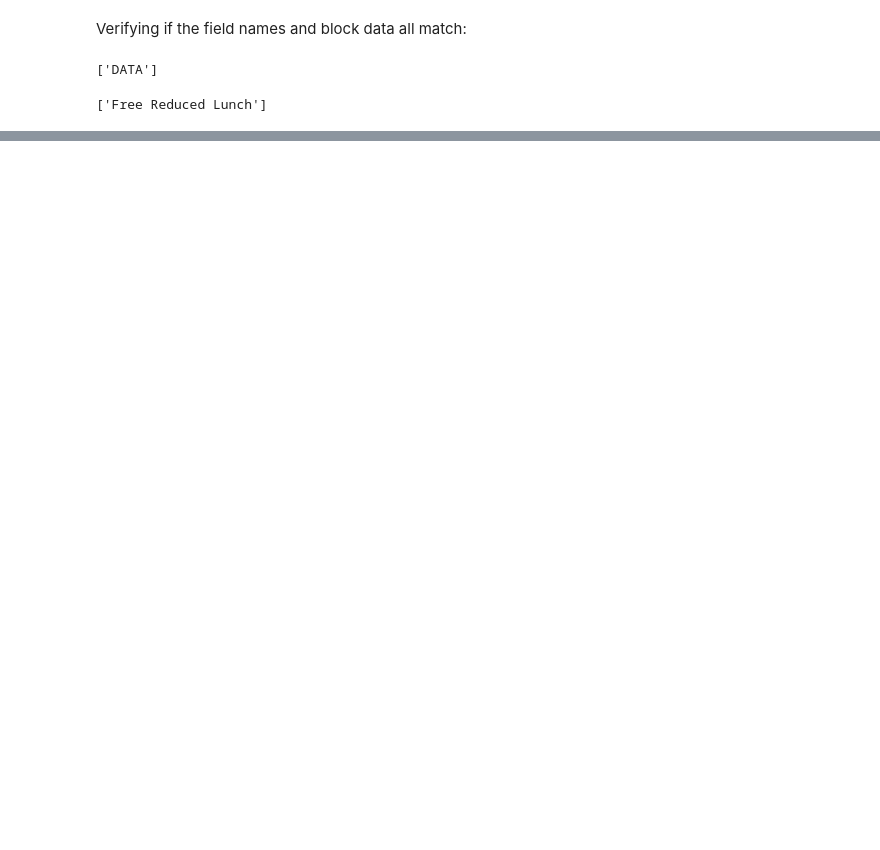
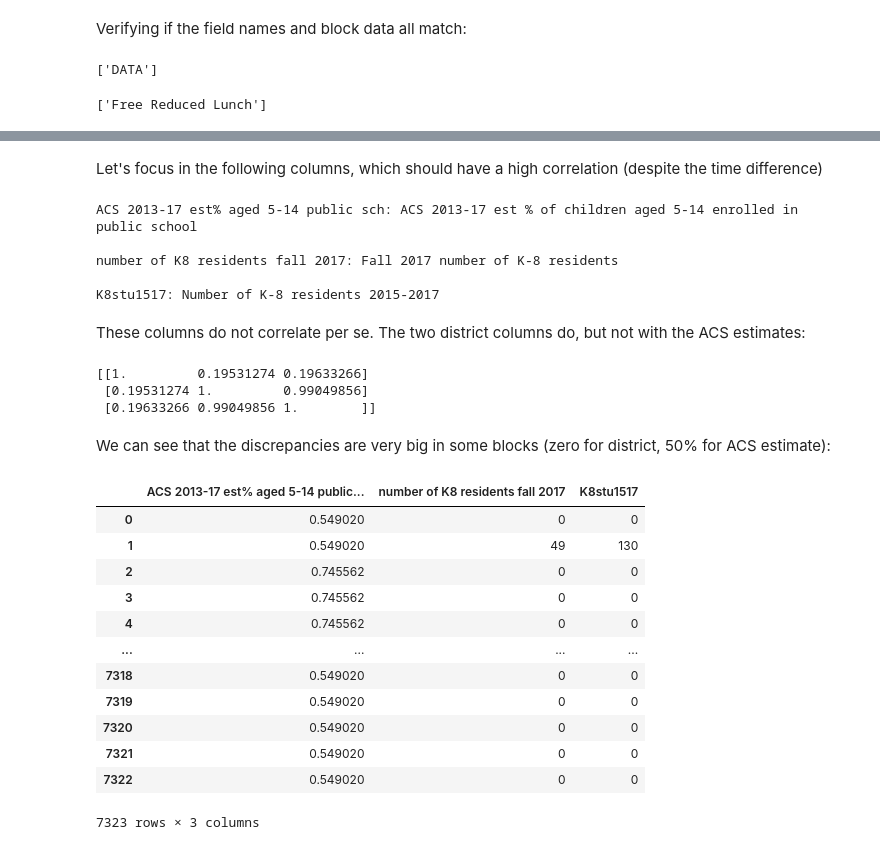
Before and after one commit to 18rberry/Operationalizing-Equity-Tiebreaker-in-SF, a Jupyter notebook: notebooks/20210624-gsa-block_eda.ipynb, the cells around one changed output, grey strips where cells are left out. Cells and saved outputs as stored; diff of their text form; code cells hidden in the pictures; blank space fills up the shorter version.

Commit message:
Correlation Analysis

```diff
--- a/notebooks/20210624-gsa-block_eda.ipynb
+++ b/notebooks/20210624-gsa-block_eda.ipynb
@@ -324,0 +214,40 @@ Still not the best. Maybe we need to understand better how this data is computed
+# %% [markdown]
+Let's focus in the following columns, which should have a high correlation (despite the time difference)
+# %%
+L = ['ACS 2013-17 est% aged 5-14 public sch', 'number of K8 residents fall 2017', 'K8stu1517']
+block_df_filt = block_df[L]
+for name in L:
+    print(name + ": " + field_descriptions_df.loc[field_descriptions_df["Field Name"] == name, "Field Description"].iloc[0], "\n")
+# %% [output]
+ACS 2013-17 est% aged 5-14 public sch: ACS 2013-17 est % of children aged 5-14 enrolled in public school
+
+number of K8 residents fall 2017: Fall 2017 number of K-8 residents
+
+K8stu1517: Number of K-8 residents 2015-2017
+# %% [markdown]
+These columns do not correlate per se. The two district columns do, but not with the ACS estimates:
+# %%
+M = block_df_filt.to_numpy()
+print(np.corrcoef(np.transpose(M)))
+# %% [output]
+[[1.         0.19531274 0.19633266]
+ [0.19531274 1.         0.99049856]
+ [0.19633266 0.99049856 1.        ]]
+# %% [markdown]
+We can see that the discrepancies are very big in some blocks (zero for district, 50% for ACS estimate):
+# %%
+block_df_filt
+# %% [output]
+|  | ACS 2013-17 est% aged 5-14 public... | number of K8 residents fall 2017 | K8stu1517 |
+| 0 | 0.549020 | 0 | 0 |
+| 1 | 0.549020 | 49 | 130 |
+| 2 | 0.745562 | 0 | 0 |
+| 3 | 0.745562 | 0 | 0 |
+| 4 | 0.745562 | 0 | 0 |
+| ... | ... | ... | ... |
+| 7318 | 0.549020 | 0 | 0 |
+| 7319 | 0.549020 | 0 | 0 |
+| 7320 | 0.549020 | 0 | 0 |
+| 7321 | 0.549020 | 0 | 0 |
+| 7322 | 0.549020 | 0 | 0 |
+7323 rows × 3 columns
```
Also changed, not shown: parts of 61 cells of this notebook.
